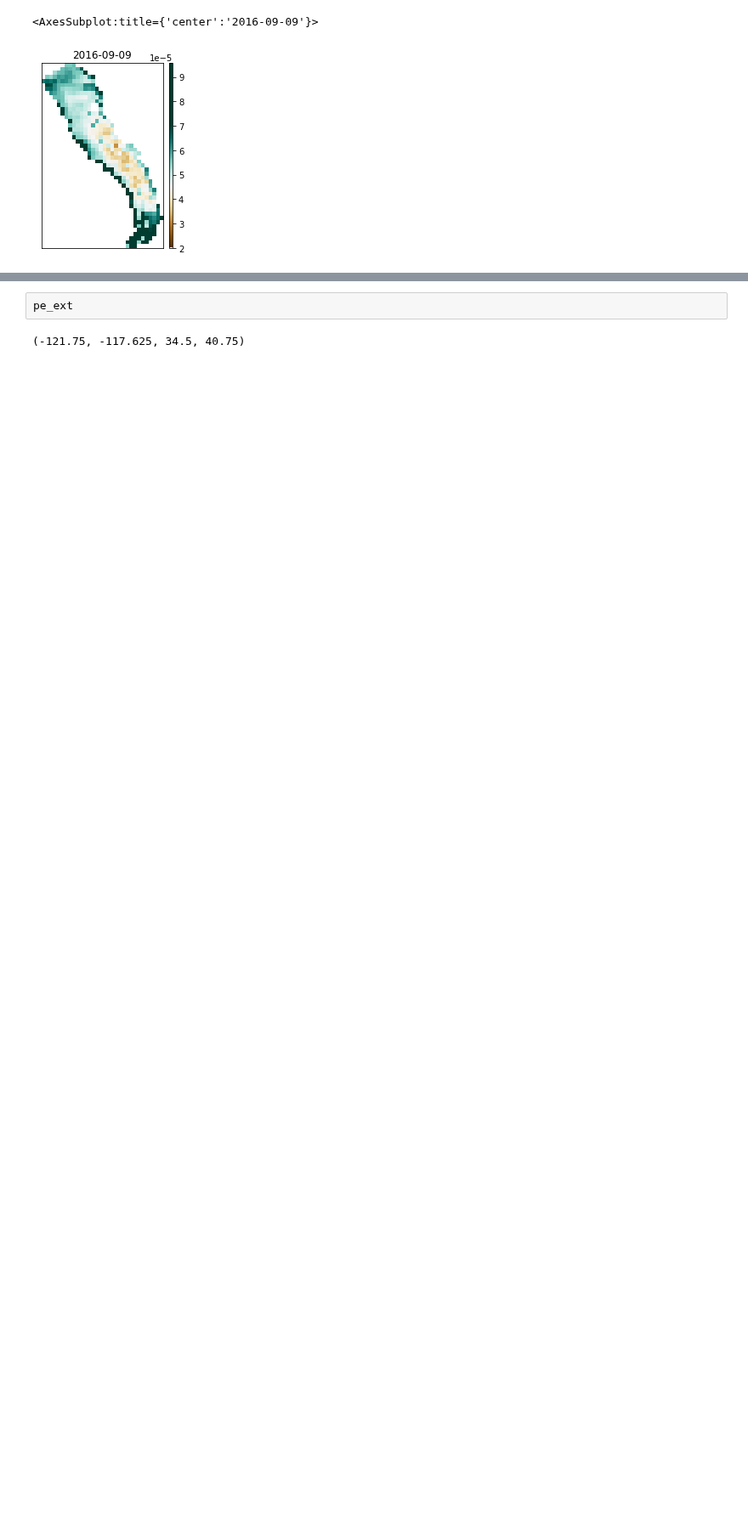
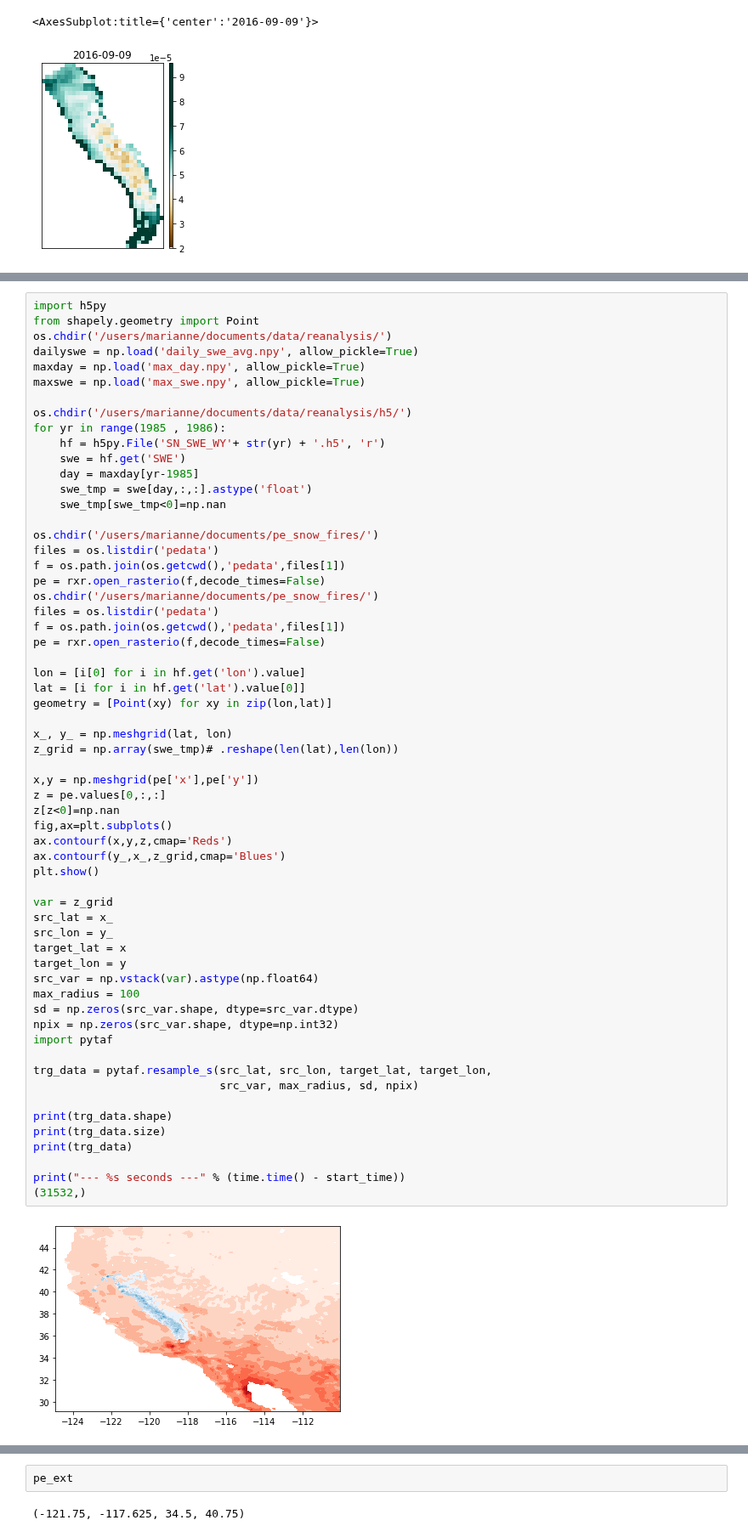
Before and after one commit to mariannecowherd/pe_snow_fires, a Jupyter notebook: scripts/pe.ipynb, the cells around one changed output, grey strips where cells are left out. Shown at 85% size. Saved outputs shown, nothing was run; the diff lists cells and outputs as text; blank space fills up the shorter version.

```diff
--- a/scripts/pe.ipynb
+++ b/scripts/pe.ipynb
@@ -78,0 +75,62 @@ f
+# %%
+import h5py
+from shapely.geometry import Point
+os.chdir('/users/marianne/documents/data/reanalysis/')
+dailyswe = np.load('daily_swe_avg.npy', allow_pickle=True)
+maxday = np.load('max_day.npy', allow_pickle=True)
+maxswe = np.load('max_swe.npy', allow_pickle=True)
+
+os.chdir('/users/marianne/documents/data/reanalysis/h5/')
+for yr in range(1985 , 1986):
+    hf = h5py.File('SN_SWE_WY'+ str(yr) + '.h5', 'r')
+    swe = hf.get('SWE')
+    day = maxday[yr-1985]
+    swe_tmp = swe[day,:,:].astype('float')
+    swe_tmp[swe_tmp<0]=np.nan
+
+os.chdir('/users/marianne/documents/pe_snow_fires/')
+files = os.listdir('pedata')
+f = os.path.join(os.getcwd(),'pedata',files[1])
+pe = rxr.open_rasterio(f,decode_times=False)
+os.chdir('/users/marianne/documents/pe_snow_fires/')
+files = os.listdir('pedata')
+f = os.path.join(os.getcwd(),'pedata',files[1])
+pe = rxr.open_rasterio(f,decode_times=False)
+
+lon = [i[0] for i in hf.get('lon').value]
+lat = [i for i in hf.get('lat').value[0]]
+geometry = [Point(xy) for xy in zip(lon,lat)]
+
+x_, y_ = np.meshgrid(lat, lon)
+z_grid = np.array(swe_tmp)# .reshape(len(lat),len(lon))
+
+x,y = np.meshgrid(pe['x'],pe['y'])
+z = pe.values[0,:,:]
+z[z<0]=np.nan
+fig,ax=plt.subplots()
+ax.contourf(x,y,z,cmap='Reds')
+ax.contourf(y_,x_,z_grid,cmap='Blues')
+plt.show()
+
+var = z_grid
+src_lat = x_
+src_lon = y_
+target_lat = x
+target_lon = y
+src_var = np.vstack(var).astype(np.float64)
+max_radius = 100
+sd = np.zeros(src_var.shape, dtype=src_var.dtype)
+npix = np.zeros(src_var.shape, dtype=np.int32)
+import pytaf
+
+trg_data = pytaf.resample_s(src_lat, src_lon, target_lat, target_lon,
+                            src_var, max_radius, sd, npix)
+
+print(trg_data.shape)
+print(trg_data.size)
+print(trg_data)
+
+print("--- %s seconds ---" % (time.time() - start_time))
+(31532,)
+# %% [output]
+[figure, added]
```
Also changed, not shown: parts of 3 cells of this notebook, 1 other file.
